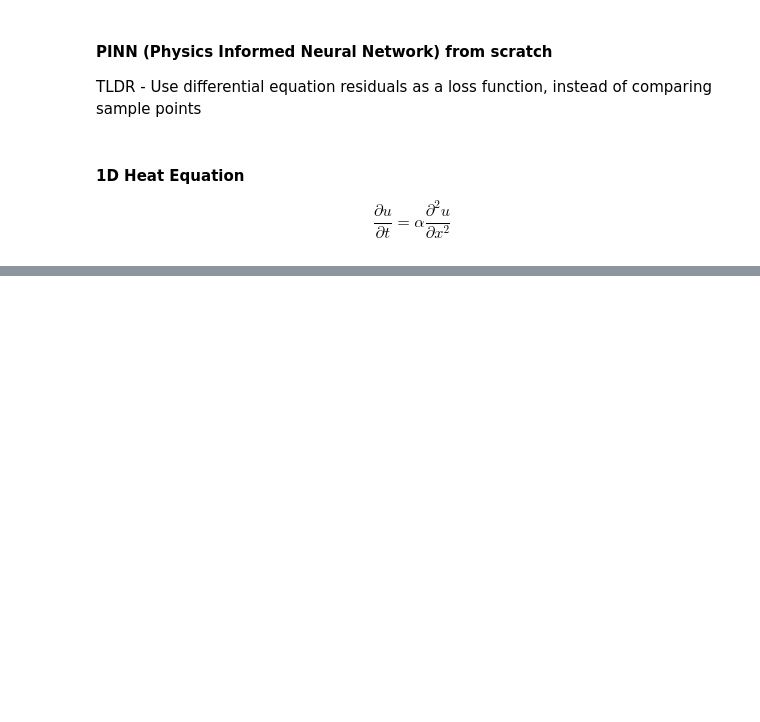
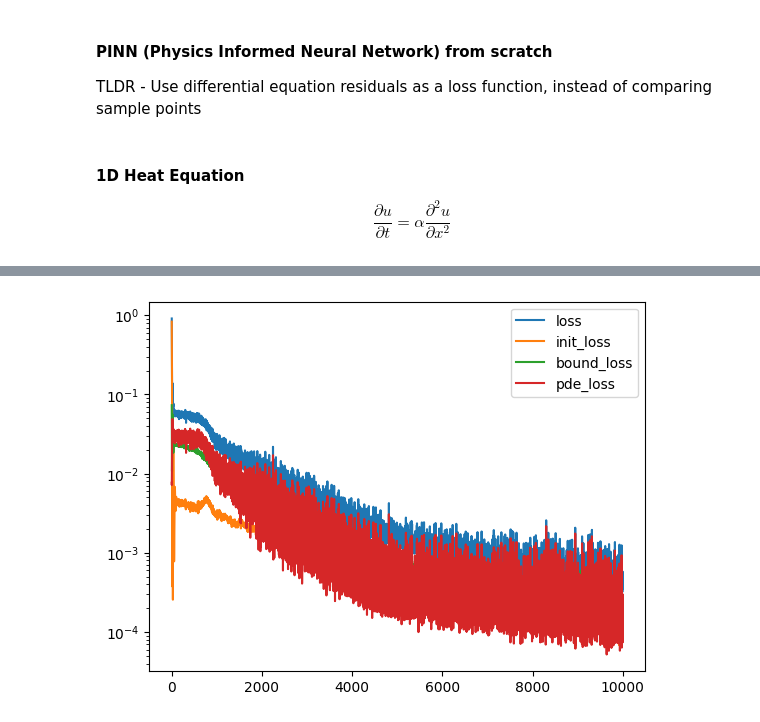
Before and after one commit to albertsun0/PINN-sandbox, a Jupyter notebook: 1-heat-eq.ipynb, the cells around one changed output, grey strips where cells are left out. Cells and saved outputs as stored; diff of their text form; code cells hidden in the pictures; blank space fills up the shorter version.

Commit message:
update heat-eq.ipynb

```diff
--- a/1-heat-eq.ipynb
+++ b/1-heat-eq.ipynb
@@ -73,0 +122,18 @@ plt.show()
+# %%
+data = HeatEqautionSample(boundary_value=0)
+
+for inital_conds, boundary_conds, samples in data.get_dataloader(10):
+  print(boundary_conds)
+  break
+# %%
+class HeatPINN(nn.Module):
+    def __init__(self):
+        super(HeatPINN, self).__init__()
+        self.net = nn.Sequential(
+            nn.Linear(2, 64), nn.Tanh(),
+            nn.Linear(64, 64), nn.Tanh(),
+            nn.Linear(64, 1)
+        )
+
+    def forward(self, t, x):
+        return self.net(torch.cat([t.T, x.T], dim=1))
@@ -73,0 +189,11 @@ plt.show()
+# %%
+plot = np.array(plot)
+plt.plot(plot[:, 0], label="loss")
+plt.plot(plot[:, 1], label="init_loss")
+plt.plot(plot[:, 2], label="bound_loss")
+plt.plot(plot[:, 3], label="pde_loss")
+plt.yscale('log')
+plt.legend()
+plt.show()
+# %% [output]
+[figure, added]
```
Also changed, not shown: parts of 10 cells of this notebook, 1 other file.
